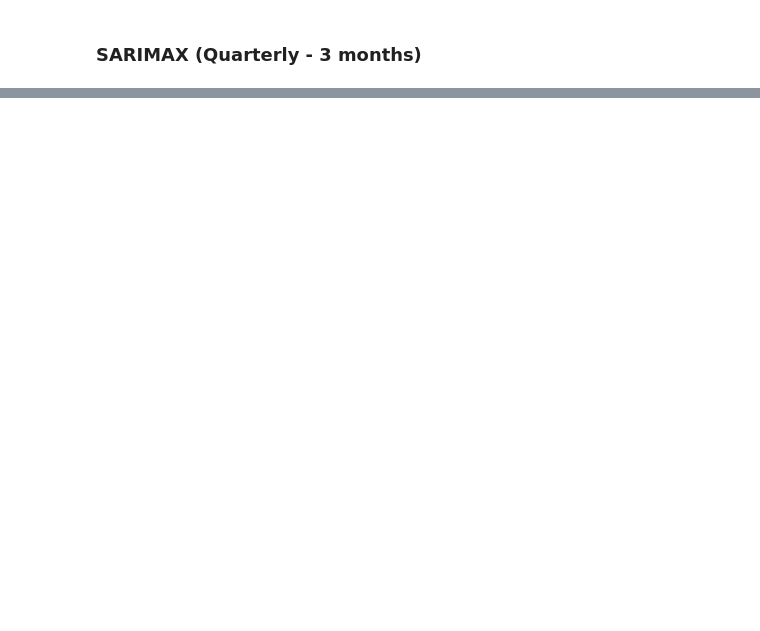
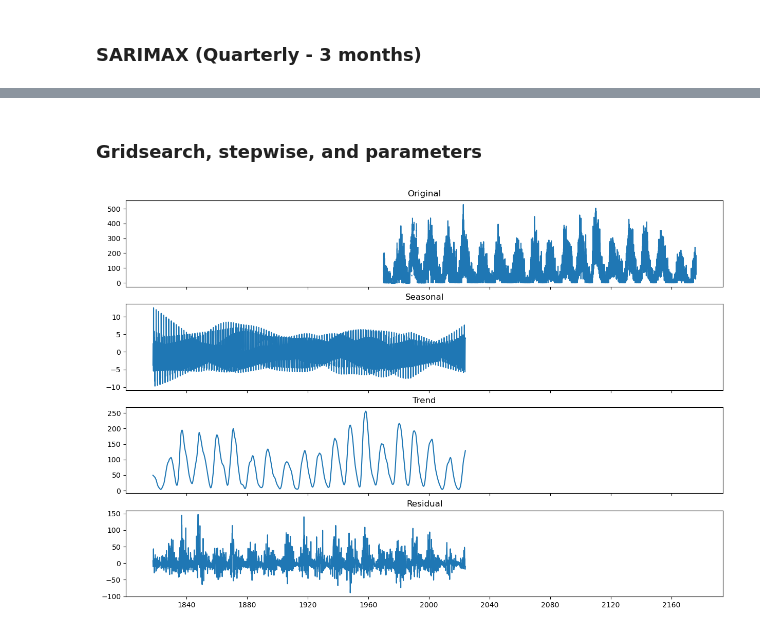
Before and after one commit to Jack-brewster/arctic-forecasting, a Jupyter notebook: analysis.ipynb, the cells around one changed output, grey strips where cells are left out. Cells and saved outputs as stored; diff of their text form; code cells hidden in the pictures; blank space fills up the shorter version.

```diff
--- a/analysis.ipynb
+++ b/analysis.ipynb
@@ -209,0 +179,23 @@ R2 Score: 0.11294902450364619
+# %% [markdown]
+### Gridsearch, stepwise, and parameters
+# %%
+#seasonal trend decomposition
+from statsmodels.tsa.seasonal import STL
+
+graphs = STL(endog=ts_month, period=20, seasonal=43, robust=True).fit()
+seasonal, trend, resid = graphs.seasonal, graphs.trend, graphs.resid
+
+ig, axs = plt.subplots(nrows=4, sharex=True, figsize=(15,10))
+axs[0].plot(sndata['SS#'])
+axs[0].set_title('Original')
+axs[1].plot(seasonal)
+axs[1].set_title('Seasonal')
+axs[2].plot(trend)
+axs[2].set_title('Trend')
+axs[3].plot(resid)
+axs[3].set_title('Residual')
+plt.show()
+
+#seasonal trend decomposition using LOESS
+# %% [output]
+[figure, added]
```
Also changed, not shown: parts of 9 cells of this notebook.
